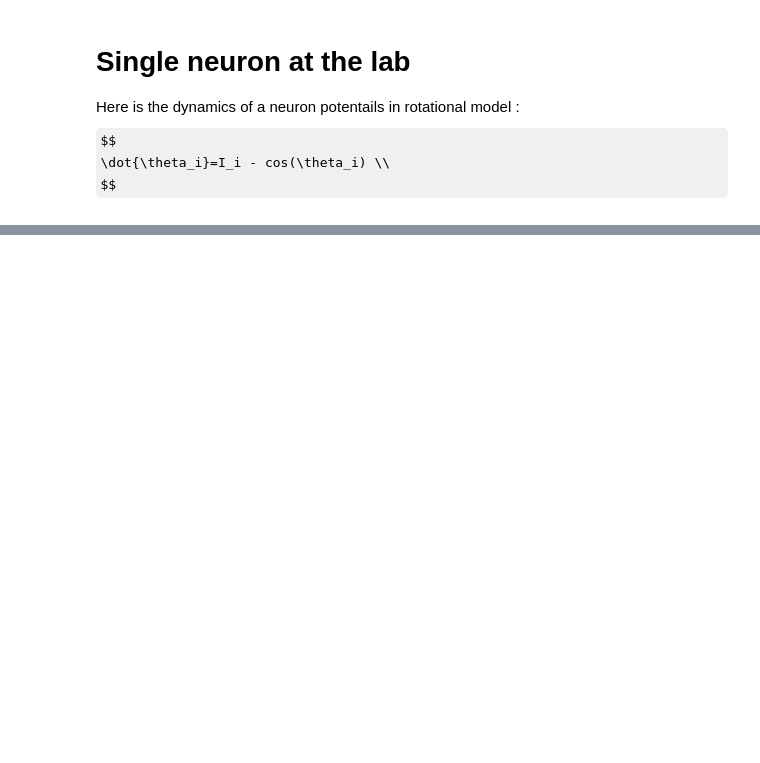
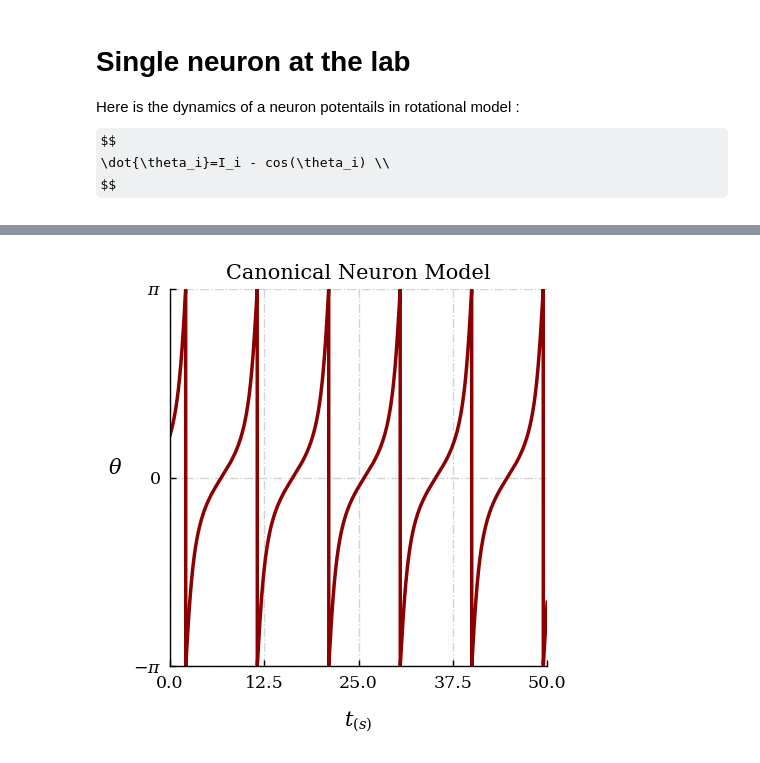
Before and after one commit to mmehrani/master_thesis, a Jupyter notebook: scripts/rotational_model/single_rotational_neuron.ipynb, the cells around one changed output, grey strips where cells are left out. Drawn from its saved outputs; the diff is of its cells as text; code cells hidden in the pictures; some formulas as TeX source; blank space fills up the shorter version.

```diff
--- a/scripts/rotational_model/single_rotational_neuron.ipynb
+++ b/scripts/rotational_model/single_rotational_neuron.ipynb
@@ -40,0 +60,18 @@ spikies_freq_neurons
+# %%
+fig = plt.figure(dpi = 100)
+ax = fig.add_subplot()
+screening_time = 5000
+spike_pattern = line(x = np.arange(0,total_time,time_step)[:screening_time],
+                     y = theta_record[-screening_time:],
+                     ax = ax,
+                     title = 'Canonical Neuron Model',
+                    x_label = r'$t_{(s)}$',
+                    y_label = r'$\theta$',
+                    )
+
+ax.set_yticks([ - np.pi, 0, np.pi])
+ax.set_yticklabels([ '$-\pi$', '0', '$\pi$'])
+
+fig.savefig('canonical_model_spike_pattern.png')
+# %% [output]
+[figure, added]
```
Also changed, not shown: parts of 5 cells of this notebook, 3 other files.
